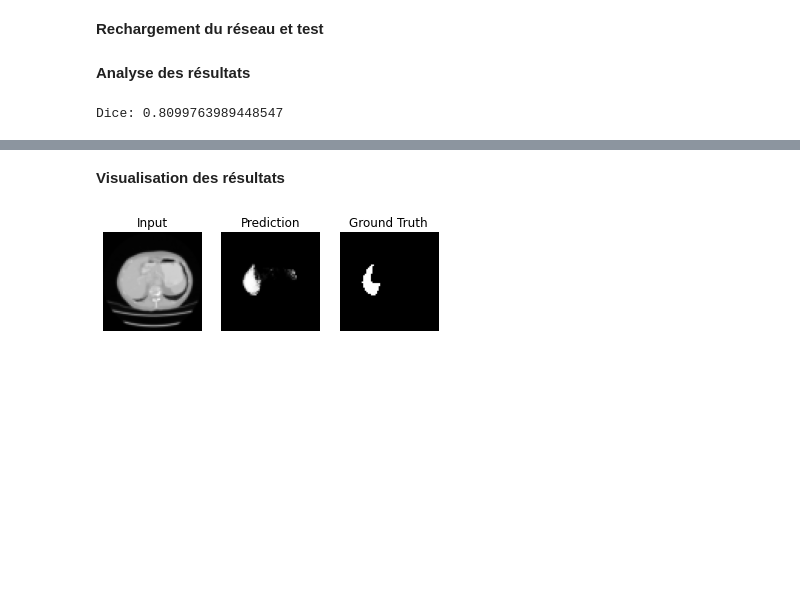
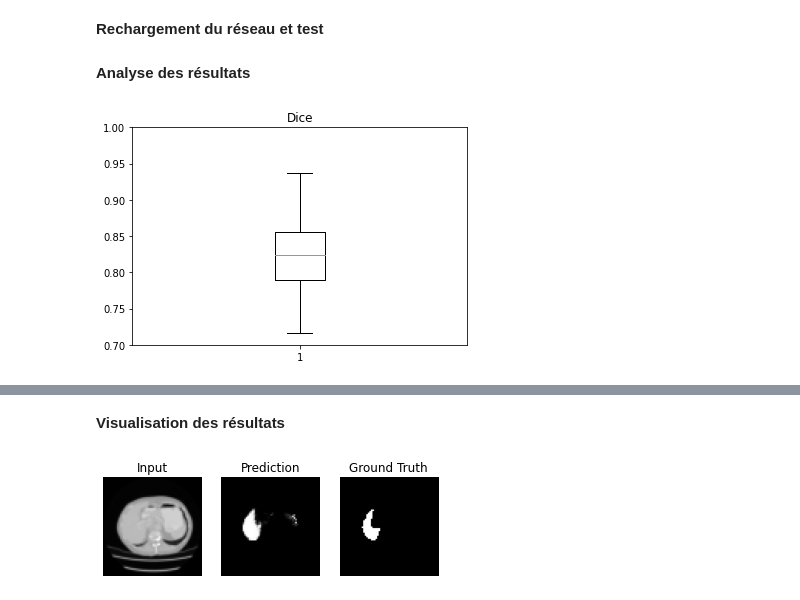
Before and after one commit to samyhaff/DATASIM_TP, a Jupyter notebook: IMBIO/TP3/tpdl_studentversion.ipynb, the cells around one changed output, grey strips where cells are left out. Saved outputs shown, nothing was run; the diff lists cells and outputs as text; code cells hidden in the pictures; blank space fills up the shorter version.

```diff
--- a/IMBIO/TP3/tpdl_studentversion.ipynb
+++ b/IMBIO/TP3/tpdl_studentversion.ipynb
@@ -432,8 +435,13 @@ out_all_test = loaded_model.predict(X_data_test)
 # Define your Dice function
 def classic_dice(y_true, y_pred):
     return 2 * (tf.math.reduce_sum(y_true * y_pred) / tf.math.reduce_sum(y_true + y_pred))
-# %%
-dice = float(classic_dice(Y_data_test, out_all_test))
-print("Dice:", dice)
-# %% [output]
-Dice: 0.8099763989448547
+# %%
+n_test = Y_data_test.shape[0]
+dices = [float(classic_dice(Y_data_test[i], out_all_test[i])) for i in range(n_test)]
+plt.boxplot(dices)
+plt.ylim([0.7, 1])
+plt.title("Dice")
+plt.savefig("rapport/images/dice")
+plt.show()
+# %% [output]
+[figure, added]
```
Also changed, not shown: parts of 7 cells of this notebook, 4 other files.
